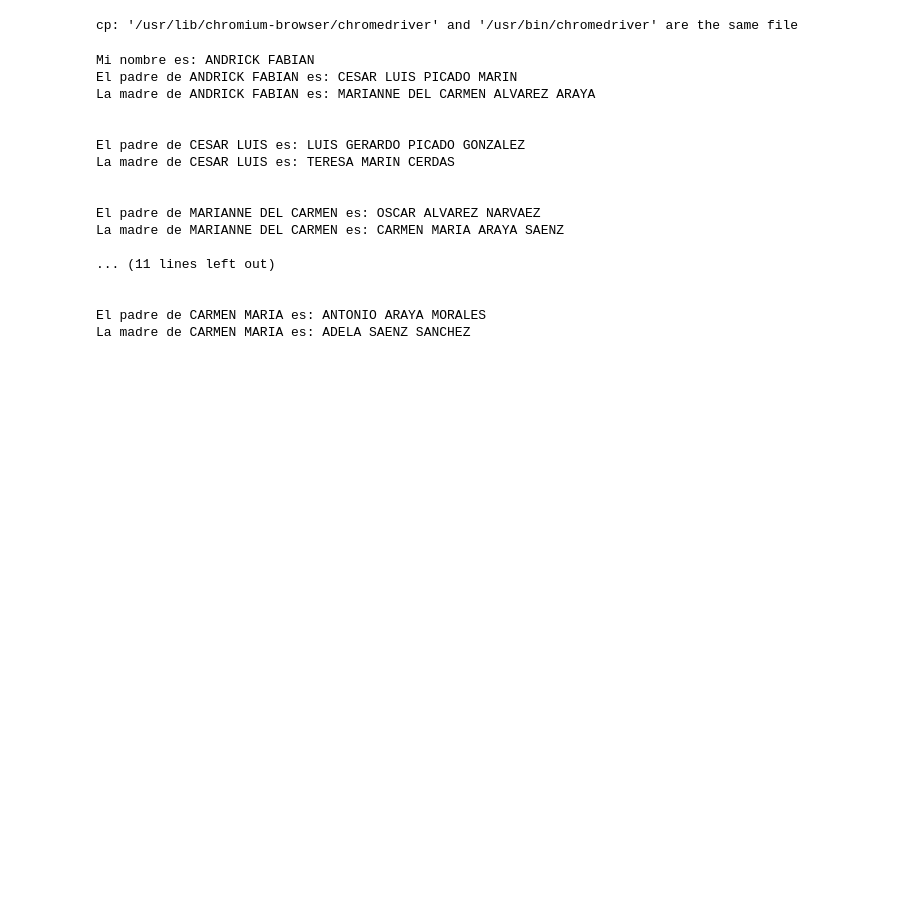
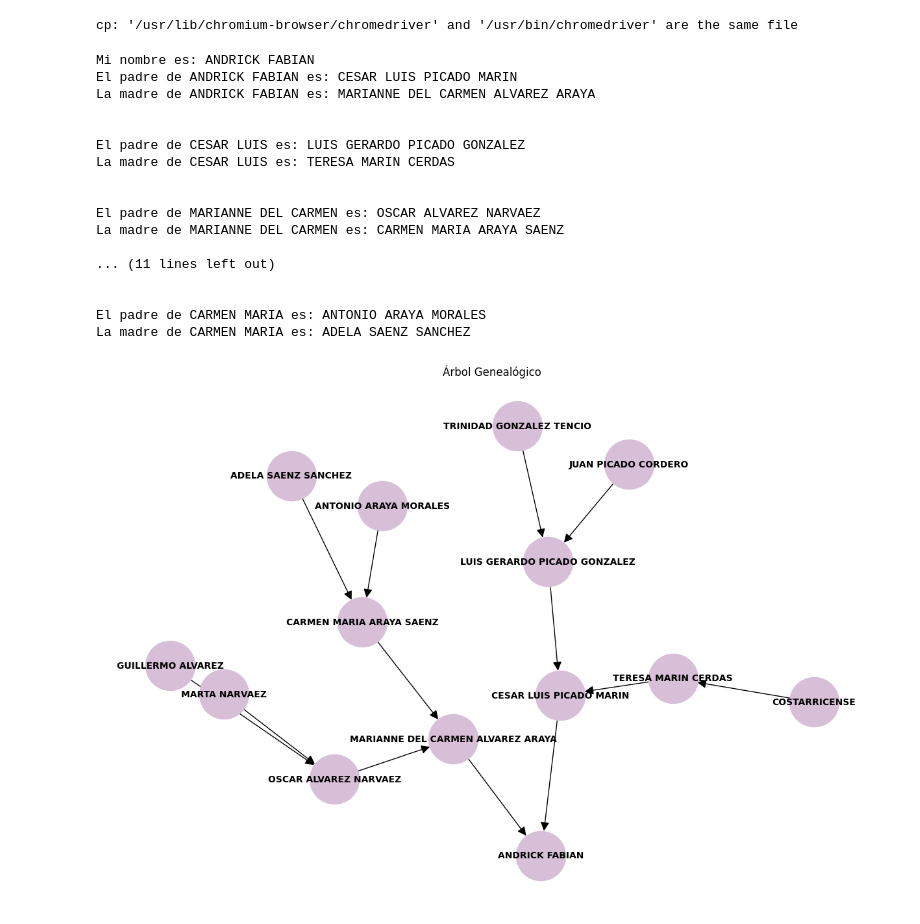
Before and after one commit to juanandres-montero/Costa-Rica-family-tree-, a Jupyter notebook: Arbol_familiar_no_web_app.ipynb, the cells around one changed output. Cells and saved outputs as stored; diff of their text form; code cells hidden in the pictures; blank space fills up the shorter version.

```diff
--- a/Arbol_familiar_no_web_app.ipynb
+++ b/Arbol_familiar_no_web_app.ipynb
@@ -35,7 +35,13 @@ from re import A
 from io import open_code
 import time
 import warnings
+import matplotlib.pyplot as plt
+import networkx as nx
 warnings.filterwarnings('ignore')
+
+
+
+
 def get_info(cedula):
   options = webdriver.ChromeOptions()
   options.add_argument('--headless')
@@ -43,7 +49,6 @@ def get_info(cedula):
   options.add_argument('--disable-dev-shm-usage')
   driver = webdriver.Chrome(options=options)
   driver.get('https://servicioselectorales.tse.go.cr/chc/consulta_cedula.aspx')
-  # Enter the cedula number
   box = driver.find_element('xpath','//*[@id="txtcedula"]')
   box.send_keys(cedula)
   driver.find_element('xpath','//*[@id="btnConsultaCedula"]').click()
@@ -64,7 +69,6 @@ def get_info_by_name(nombre,apellido1,apellido2):
   options.add_argument('--disable-dev-shm-usage')
   driver = webdriver.Chrome(options=options)
   driver.get('https://servicioselectorales.tse.go.cr/chc/consulta_nombres.aspx')
-  # Enter the cedula number
   box = driver.find_element('xpath','//*[@id="txtnombre"]')
   box.send_keys(nombre)
   box = driver.find_element('xpath','//*[@id="txtapellido1"]')
@@ -75,9 +79,7 @@ def get_info_by_name(nombre,apellido1,apellido2):
   time.sleep(3)
   try:
     driver.find_element('xpath','//*[@id="chk1_0"]').click()
-
     driver.find_element('xpath','//*[@id="Button1"]').click()
-
     time.sleep(1)
     ced = driver.find_element('xpath', '//*[@id="lblcedula"]')
     ced = ced.text
@@ -85,7 +87,6 @@ def get_info_by_name(nombre,apellido1,apellido2):
   except:
     ced = ""
     return ced
-
 
 def format(df):
   df_transposed = df.transpose()
@@ -112,6 +113,10 @@ def tree(data,yo,string_var):
   print(f"El padre de {yo} es: {padre}")
   print(f"La madre de {yo} es: {madre}")
   print("\n")
+  relaciones[yo] = {
+        "padre": padre,
+        "madre": madre
+    }
   try:
     a = '\n' + 'El padre de ' + str(yo) + ' es: ' + str(padre)
     b = '\n' + 'La madre de ' + str(yo) + ' es: ' + str(madre)
@@ -192,6 +197,7 @@ def main():
   data = data._append(format(df))
   yo = data.iloc[0, 1]
   print(f'Mi nombre es: {yo}')
+  relaciones = {}
   string_var = 'Mi nombre es: ' + str(yo)
   cedulas, string_var = tree(data,yo,string_var)
   ids = list(cedulas)
@@ -217,30 +223,57 @@ def main():
         #except:
           #print(f'Los padres de {yo} no tienen la cedula registrada en el TSE')
         data = pd.DataFrame()
         df = pd.DataFrame()
         i=i-1
   return string_var
   #except:
    # print('Done!')
     #return string_var
 if __name__ == '__main__':
   main()
 #@markdown *Código utiliza solo la información disponible en el TSE
+import json
+
+# Tu diccionario original
+data = relaciones
+
+# Imprime el diccionario en el formato deseado
+arbol = json.dumps(data, indent=4, ensure_ascii=False)
+arbol = eval(arbol)
+
+index_to_remove = 7
+
+if index_to_remove is not None:
+    keys_to_remove = list(arbol.keys())[index_to_remove:]
+    for key in keys_to_remove:
+        del arbol[key]
+for hijo, padres in arbol.items():
+    for padre_tipo, padre in padres.items():
+        if padre != "0":  # Evitar añadir "0" como nodo
+            G.add_edge(padre, hijo)
+
+# Dibujar el grafo
+pos = nx.spring_layout(G)
+plt.figure(figsize=(12, 8))
+nx.draw(G, pos, with_labels=True, node_size=3000, node_color="#d8bfd8", font_size=10, font_weight="bold", arrowsize=20)
+plt.title("Árbol Genealógico")
+plt.show()
 # %% [output]
 Mi nombre es: ANDRICK FABIAN
 El padre de ANDRICK FABIAN es: CESAR LUIS PICADO MARIN
 La madre de ANDRICK FABIAN es: MARIANNE DEL CARMEN ALVAREZ ARAYA
 
 
 El padre de CESAR LUIS es: LUIS GERARDO PICADO GONZALEZ
 La madre de CESAR LUIS es: TERESA MARIN CERDAS
 
 
 El padre de MARIANNE DEL CARMEN es: OSCAR ALVAREZ NARVAEZ
 La madre de MARIANNE DEL CARMEN es: CARMEN MARIA ARAYA SAENZ
 
 ... (11 lines left out)
 
 
 El padre de CARMEN MARIA es: ANTONIO ARAYA MORALES
 La madre de CARMEN MARIA es: ADELA SAENZ SANCHEZ
+[figure, added]
```
